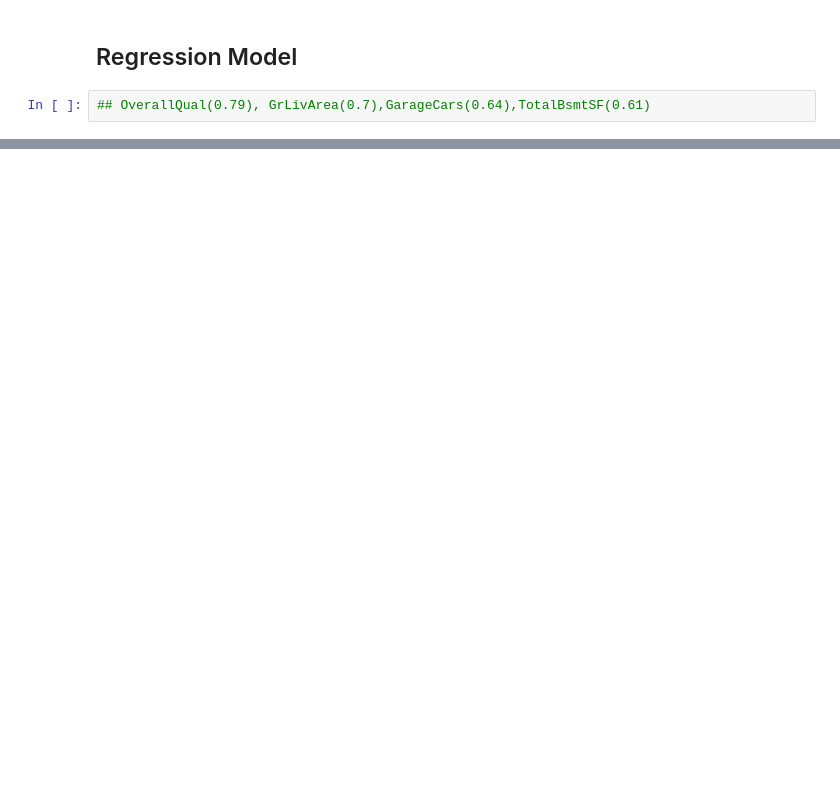
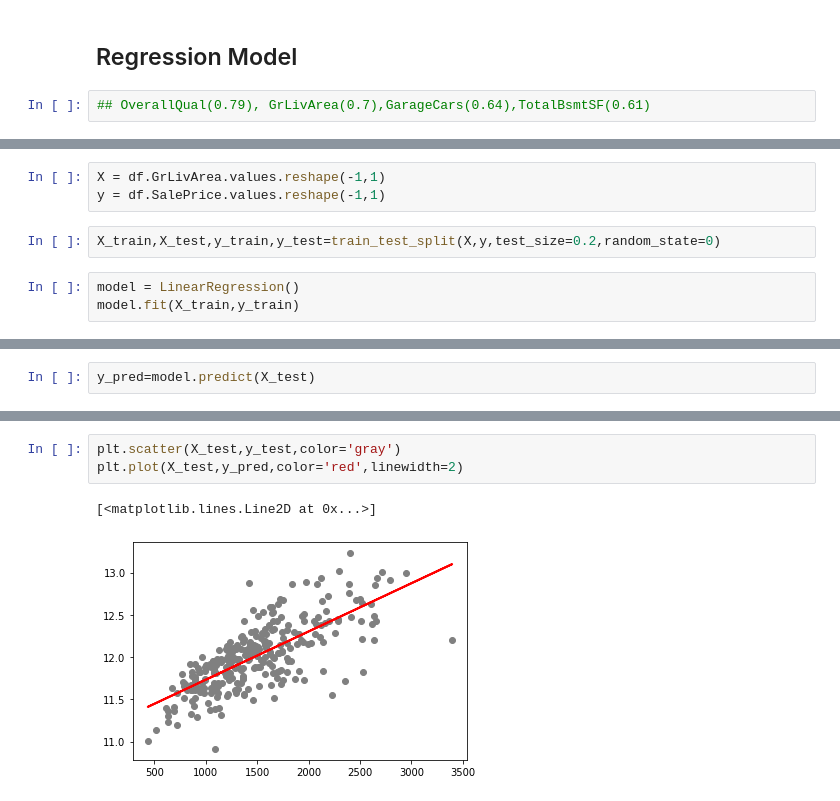
Before and after one commit to Teake1404/Shuqing-Ke-s-Python-Code-Projects, a Jupyter notebook: house regression.ipynb, the cells around one changed output, grey strips where cells are left out. Cells and saved outputs as stored; diff of their text form; blank space fills up the shorter version.

```diff
--- a/house regression.ipynb
+++ b/house regression.ipynb
@@ -238,0 +241,8 @@ pd.get_dummies(df)
+# %%
+X = df.GrLivArea.values.reshape(-1,1)
+y = df.SalePrice.values.reshape(-1,1)
+# %%
+X_train,X_test,y_train,y_test=train_test_split(X,y,test_size=0.2,random_state=0)
+# %%
+model = LinearRegression()
+model.fit(X_train,y_train)
@@ -238,0 +259,2 @@ pd.get_dummies(df)
+# %%
+y_pred=model.predict(X_test)
@@ -238,0 +272,6 @@ pd.get_dummies(df)
+# %%
+plt.scatter(X_test,y_test,color='gray')
+plt.plot(X_test,y_pred,color='red',linewidth=2)
+# %% [output]
+[<matplotlib.lines.Line2D at 0x...>]
+[figure, added]
```
Also changed, not shown: parts of 54 cells of this notebook.
